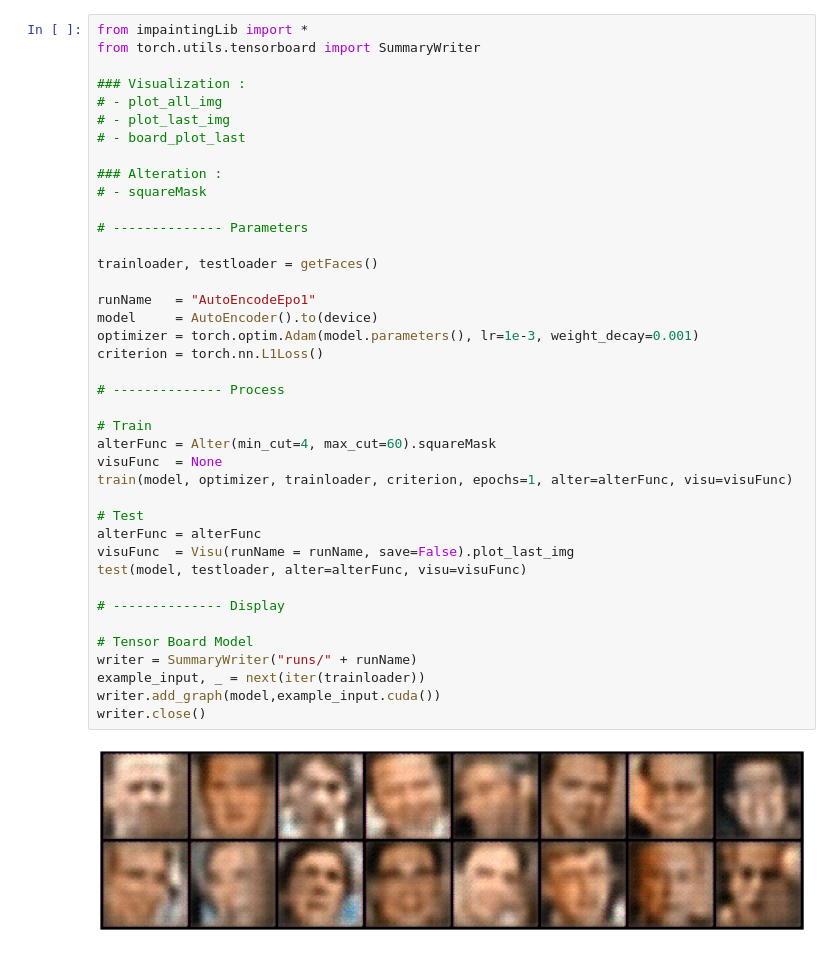
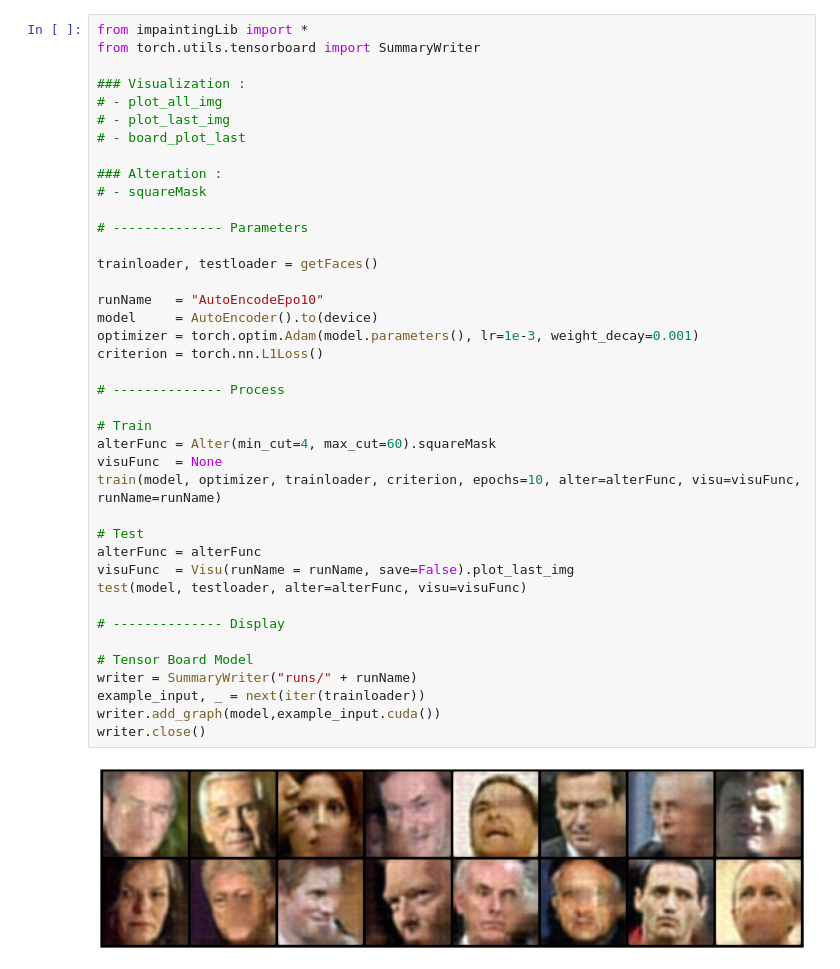
Before and after one commit to Eva427/CICR-Impainting, a Jupyter notebook: impainting.ipynb, the cells around one changed output. Drawn from its saved outputs; the diff is of its cells as text.

```diff
--- a/impainting.ipynb
+++ b/impainting.ipynb
@@ -10,33 +10,33 @@ from torch.utils.tensorboard import SummaryWriter
 ### Alteration :
 # - squareMask
 
 # -------------- Parameters
 
 trainloader, testloader = getFaces()
 
-runName   = "AutoEncodeEpo1"
+runName   = "AutoEncodeEpo10"
 model     = AutoEncoder().to(device)
 optimizer = torch.optim.Adam(model.parameters(), lr=1e-3, weight_decay=0.001)
 criterion = torch.nn.L1Loss()
 
 # -------------- Process
 
 # Train
 alterFunc = Alter(min_cut=4, max_cut=60).squareMask
 visuFunc  = None
-train(model, optimizer, trainloader, criterion, epochs=1, alter=alterFunc, visu=visuFunc)
+train(model, optimizer, trainloader, criterion, epochs=10, alter=alterFunc, visu=visuFunc, runName=runName)
 
 # Test
 alterFunc = alterFunc
 visuFunc  = Visu(runName = runName, save=False).plot_last_img
 test(model, testloader, alter=alterFunc, visu=visuFunc)
 
 # -------------- Display
 
 # Tensor Board Model
 writer = SummaryWriter("runs/" + runName)
 example_input, _ = next(iter(trainloader))
 writer.add_graph(model,example_input.cuda())
 writer.close()
 # %% [output]
-[figure, old version]
+[figure, new version]
```
Also changed, not shown: 1 other file.
